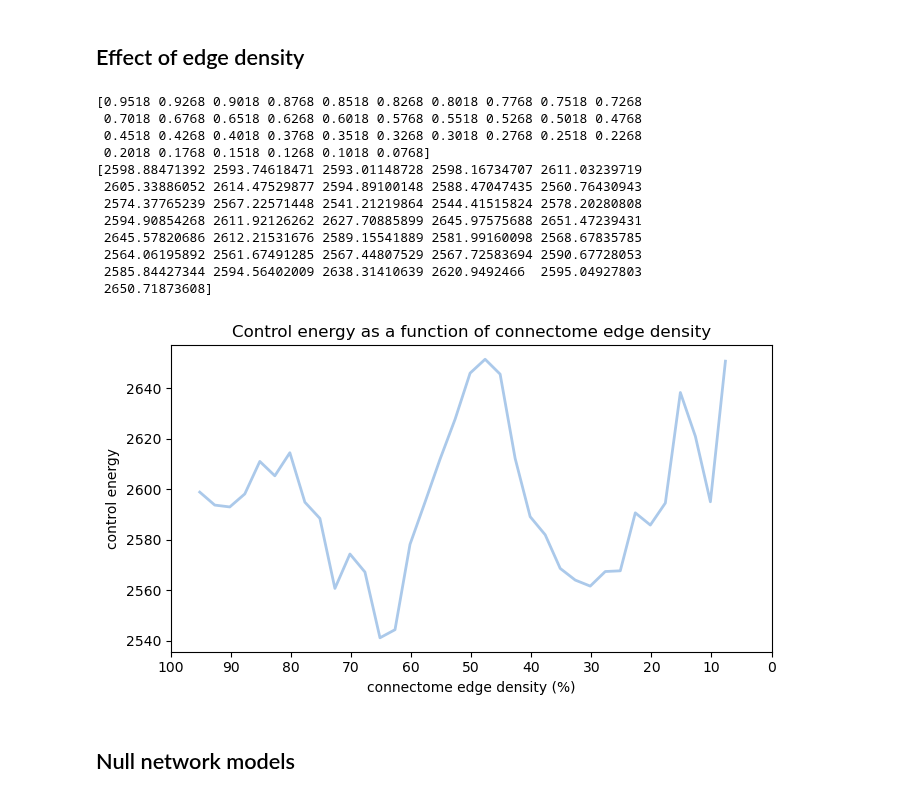
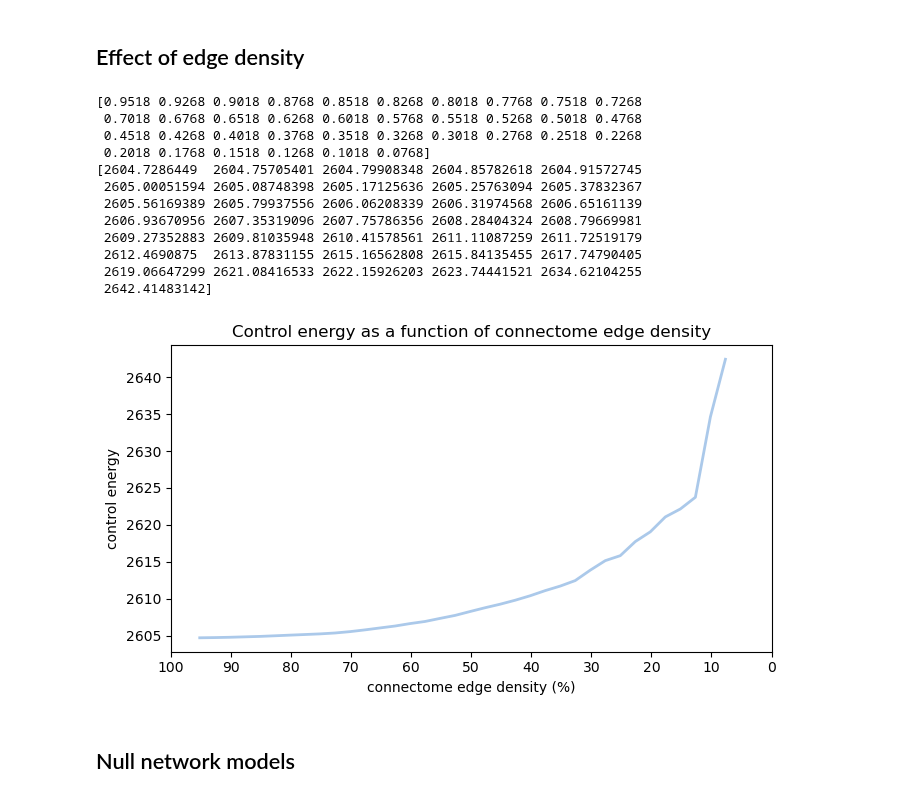
Before and after one commit to LindenParkesLab/nctpy, a Jupyter notebook: scripts/path_a_control_energy_binary.ipynb, the cells around one changed output. Cells and saved outputs as stored; diff of their text form; code cells hidden in the pictures.

```diff
--- a/scripts/path_a_control_energy_binary.ipynb
+++ b/scripts/path_a_control_energy_binary.ipynb
@@ -31,8 +31,8 @@ from null_models.geomsurr import geomsurr
 ### Load A
 # %%
 # directory where data is stored
-datadir = '/Users/lindenmp/Google-Drive-Penn/work/research_projects/nctpy/data'
-resultsdir = '/Users/lindenmp/Google-Drive-Penn/work/research_projects/nctpy/results'
+datadir = '/Users/lindenmp/Google-Drive-Rutgers/work/research_projects/nctpy/data'
+resultsdir = '/Users/lindenmp/Google-Drive-Rutgers/work/research_projects/nctpy/results'
 A_file = 'pnc_schaefer200_Am.npy'
 # %%
 # load A matrix
@@ -390,11 +390,32 @@ if run:
         for j in np.arange(n_delete):
             # find non-zero edges
             idx = np.where(A_pruned > 0)
-            # randomly sample one non-zero edge
-            id = np.random.randint(0, len(idx[0]), 1)
+
+            # # randomly sample one non-zero edge
+            # id = np.random.randint(0, len(idx[0]), 1)
+            # # set edge to 0
+            # A_pruned[idx[0][id], idx[1][id]] = 0
+            # A_pruned[idx[1][id], idx[0][id]] = 0
+
+            # sample lowest edge weight
+            id_min = np.argmin(A_pruned[idx])
+            id_min_loc = np.where(A_pruned == A_pruned[idx][id_min])
             # set edge to 0
-            A_pruned[idx[0][id], idx[1][id]] = 0
-            A_pruned[idx[1][id], idx[0][id]] = 0
+            if len(id_min_loc[0]) == 1:
+                A_pruned[id_min_loc[0][0], id_min_loc[0][0]] = 0
+            elif len(id_min_loc[0]) == 2:
+                A_pruned[id_min_loc[0][0], id_min_loc[0][1]] = 0
+                A_pruned[id_min_loc[1][0], id_min_loc[1][1]] = 0
+
+            # # sample largest edge weight
+            # id_max = np.argmax(A_pruned[idx])
+            # id_max_loc = np.where(A_pruned == A_pruned[idx][id_max])
+            # # set edge to 0
+            # if len(id_max_loc[0]) == 1:
+            #     A_pruned[id_max_loc[0][0], id_max_loc[0][0]] = 0
+            # elif len(id_max_loc[0]) == 2:
+            #     A_pruned[id_max_loc[0][0], id_max_loc[0][1]] = 0
+            #     A_pruned[id_max_loc[1][0], id_max_loc[1][1]] = 0
 
         # normalize pruned A
         A_prune_norm = matrix_normalization(A_pruned, system=system, c=1)
@@ -406,42 +427,42 @@ if run:
         E_prune.append(np.sum(e))
 
         A_d_p = np.count_nonzero(np.triu(A_pruned, k=0)) / (n_nodes ** 2 / 2)
         A_d_pruned.append(A_d_p)
 
     A_d_pruned = np.asarray(A_d_pruned)
     E_prune = np.asarray(E_prune)
 
     print(A_d_pruned)
     print(E_prune)
 
     # plot
     f, ax = plt.subplots(figsize=(7, 4))
     blue = [171/255, 201/255, 234/255]
     # plot control signals for initial state
     ax.plot(A_d_pruned*100, E_prune, linewidth=2, color=blue)
     ax.set_title('Control energy as a function of connectome edge density')
     ax.set_ylabel('control energy')
     ax.set_xlabel('connectome edge density (%)')
     ax.set_xticks(np.arange(0, 110, 10))
     ax.invert_xaxis()
 
     f.tight_layout()
     f.savefig(os.path.join(resultsdir, 'energy_density.svg'), dpi=600, bbox_inches='tight', pad_inches=0.01)
     plt.show()
 # %% [output]
 [0.9518 0.9268 0.9018 0.8768 0.8518 0.8268 0.8018 0.7768 0.7518 0.7268
  0.7018 0.6768 0.6518 0.6268 0.6018 0.5768 0.5518 0.5268 0.5018 0.4768
  0.4518 0.4268 0.4018 0.3768 0.3518 0.3268 0.3018 0.2768 0.2518 0.2268
  0.2018 0.1768 0.1518 0.1268 0.1018 0.0768]
-[2598.88471392 2593.74618471 2593.01148728 2598.16734707 2611.03239719
- 2605.33886052 2614.47529877 2594.89100148 2588.47047435 2560.76430943
- 2574.37765239 2567.22571448 2541.21219864 2544.41515824 2578.20280808
- 2594.90854268 2611.92126262 2627.70885899 2645.97575688 2651.47239431
- 2645.57820686 2612.21531676 2589.15541889 2581.99160098 2568.67835785
- 2564.06195892 2561.67491285 2567.44807529 2567.72583694 2590.67728053
- 2585.84427344 2594.56402009 2638.31410639 2620.9492466  2595.04927803
- 2650.71873608]
+[2604.7286449  2604.75705401 2604.79908348 2604.85782618 2604.91572745
+ 2605.00051594 2605.08748398 2605.17125636 2605.25763094 2605.37832367
+ 2605.56169389 2605.79937556 2606.06208339 2606.31974568 2606.65161139
+ 2606.93670956 2607.35319096 2607.75786356 2608.28404324 2608.79669981
+ 2609.27352883 2609.81035948 2610.41578561 2611.11087259 2611.72519179
+ 2612.4690875  2613.87831155 2615.16562808 2615.84135455 2617.74790405
+ 2619.06647299 2621.08416533 2622.15926203 2623.74441521 2634.62104255
+ 2642.41483142]
-[figure, old version]
+[figure, new version]
 # %% [markdown]
 ## Null network models
 # %%
```
Also changed, not shown: 7 other files.
